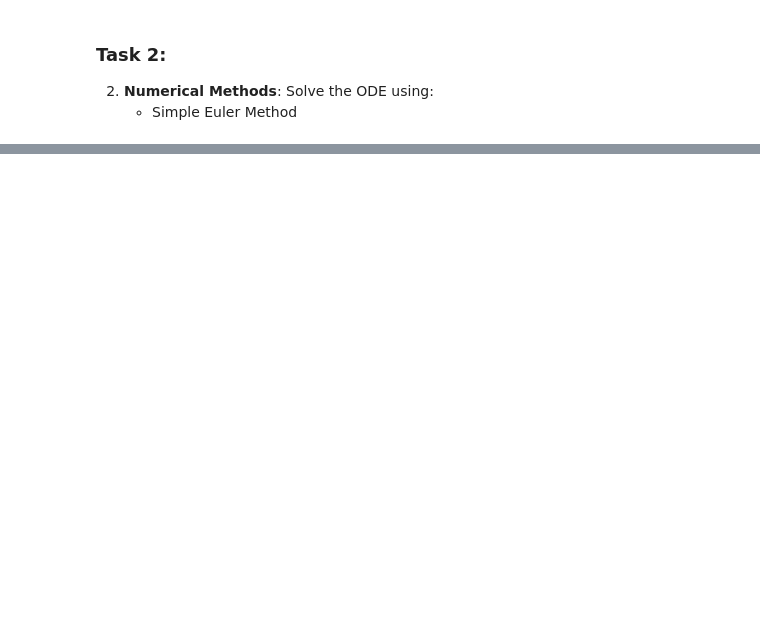
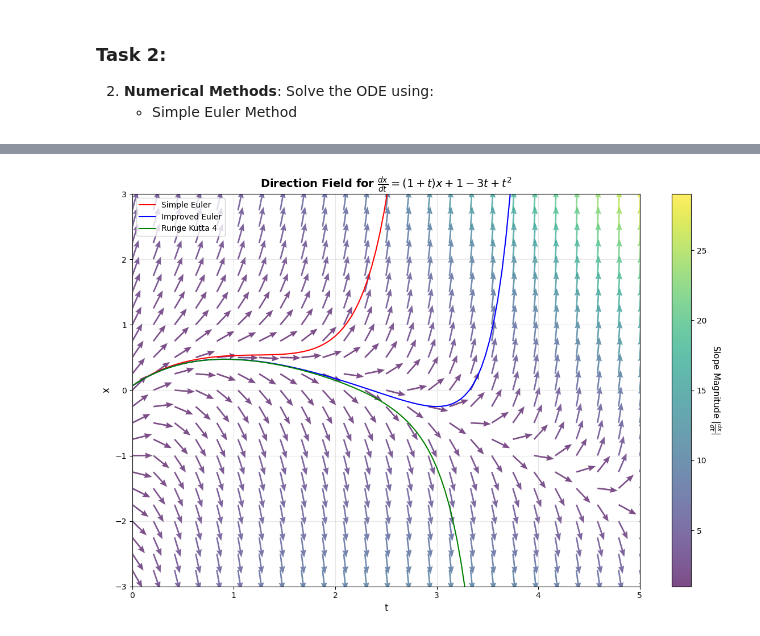
Before and after one commit to Matth3wc/Comp-Sim-Numerical-Methods, a Jupyter notebook: Part-1/Assignments/Comp_Sim_Assignment_3/MainScript.ipynb, the cells around one changed output, grey strips where cells are left out. Drawn from its saved outputs; the diff is of its cells as text; code cells hidden in the pictures; blank space fills up the shorter version.

```diff
--- a/Part-1/Assignments/Comp_Sim_Assignment_3/MainScript.ipynb
+++ b/Part-1/Assignments/Comp_Sim_Assignment_3/MainScript.ipynb
@@ -95,7 +94,7 @@ Task 1: Direction field plot created and saved as 'direction_field.png'
    - Simple Euler Method
 # %%
 # define simple euler update - From Blackboard scripts
-def seuler(t, x, step=0.04):
+def seuler(t, x, step):
     """Simple Euler method: x_new = x + h * f(x, t)"""
     x_new = x + step * f(x, t)
     return x_new
@@ -128,5 +142,0 @@ Improved Eular Mathod
-# %%
-# define improved euler update
-def ieuler(x,y,step):
-	y_new = y + 0.5*step*( f(x,y) + f(x+step, y + step*f(x, y)) )
-	return y_new
@@ -135,9 +143,81 @@ Runge Kutte Method
-# %%
-# define Runge Kutta update
-def rk(x,y,step):
-	k1 = f(x,y)
-	k2 = f(x + 0.5*step, y + 0.5*step*k1)
-	k3 = f(x + 0.5*step, y + 0.5*step*k2)
-	k4 = f(x + step, y + step*k3)
-	y_new = y + step/6.0*(k1 + 2.0*k2 + 2.0*k3 + k4)
-	return y_new
+# %%
+def integrate(h):
+        # Initialize
+    t = 0.0
+    x = 0.0655
+    t_end = 5.0
+    # Set a threshold for "infinity" (optional, for catching overflow before it happens)
+    x_threshold = 1e10  # Consider values above this as "infinity"
+
+
+    t_values_seular = [t]
+    x_values_seular = [x]
+
+    t_values_ieuler = [t]
+    x_values_ieuler = [x]
+
+    t_values_rk = [t]
+    x_values_rk = [x]
+
+    # Iterate
+    while t < t_end:
+        # Check for infinity or NaN
+        if np.isinf(x) or np.isnan(x) or abs(x) > x_threshold:
+            print(f"Solution with simple eular method diverged at t = {t:.4f}, x = {x}")
+            print("Terminating integration early.")
+            break
+        x = seuler(t, x, h)  # Update x
+        t = t + h             # Update t
+        t_values_seular.append(t)
+        x_values_seular.append(x)
+
+    t=0
+    x = 0.0655 #Reset x value
+
+    # Iterate
+    while t < t_end:
+        # Check for infinity or NaN
+        if np.isinf(x) or np.isnan(x) or abs(x) > x_threshold:
+            print(f"Solution with improved eular method diverged at t = {t:.4f}, x = {x}")
+            print("Terminating integration early.")
+            break
+
+        x = ieuler(t, x, h)  # Update x
+        t = t + h             # Update t
+
+
+        t_values_ieuler.append(t)
+        x_values_ieuler.append(x)
+
+    t=0
+    x = 0.0655 #Reset x value
+
+    # Iterate
+    while t < t_end:
+        # Check for infinity or NaN
+        if np.isinf(x) or np.isnan(x) or abs(x) > x_threshold:
+            print(f"Solution with Runge Kutte diverged at t = {t:.4f}, x = {x}")
+            print("Terminating integration early.")
+            break
+        x = rk(t, x, h)  # Update x
+        t = t + h             # Update t
+
+
+        t_values_rk.append(t)
+        x_values_rk.append(x)
+    return t_values_seular, x_values_seular, t_values_ieuler, x_values_ieuler, t_values_rk, x_values_rk
+
+
+for step_size in [0.04, 0.02, 0.004, 0.0004, 0.0002]:
+    t_values_seular, x_values_seular, t_values_ieuler, x_values_ieuler, t_values_rk, x_values_rk = integrate(step_size)
+    direction_field()
+
+
+    plt.plot(t_values_seular, x_values_seular, label='Simple Euler', color='red')
+    plt.plot(t_values_ieuler, x_values_ieuler, label='Improved Euler', color='blue')
+    plt.plot(t_values_rk, x_values_rk, label='Runge Kutta 4', color='green')
+    plt.legend(loc='upper left')
+    plt.savefig('/Users/mattthew/Documents/GitHub/Comp-Sim-Numerical-Methods/Part-1/Assignments/Comp_Sim_Assignment_3/plots/direction_field_solution.pdf')
+    plt.show()
+# %% [output]
+[figure, added]
```
Also changed, not shown: parts of 8 cells of this notebook, 6 other files.
